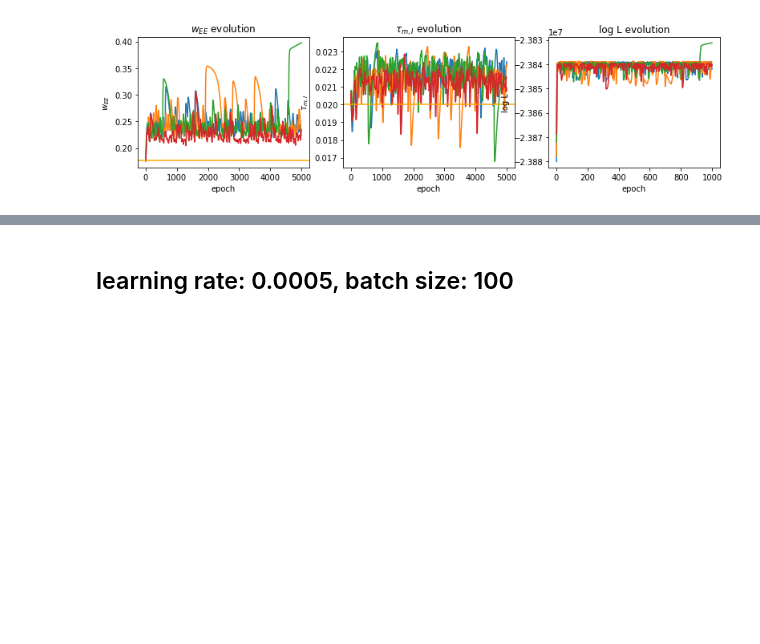
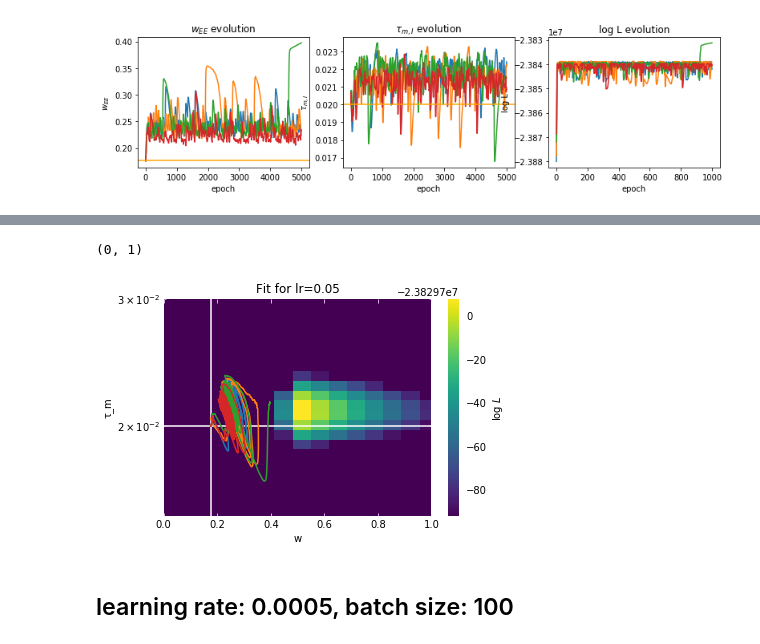
Before and after one commit to mackelab/mesoGIF, a Jupyter notebook: Fits.ipynb, the cells around one changed output, grey strips where cells are left out. Saved outputs shown, nothing was run; the diff lists cells and outputs as text; code cells hidden in the pictures; blank space fills up the shorter version.

```diff
--- a/Fits.ipynb
+++ b/Fits.ipynb
@@ -148,3 +151,7 @@ def plot_evol(lr, batch):
 plot_evol(0.005, 100)
 # %% [output]
 [figure]
+# %%
+for key, sgd in sgds.items():
+    if key.lr == 0.005 and key.batch == 100:
+        sgd.verify_transforms()
@@ -151,3 +171,18 @@ plot_evol(0.005, 100)
+# %%
+plt.title("Fit for lr=0.05")
+
+anlz.plot(logL)
+for key, sgd in sgds.items():
+    if key.lr == 0.005 and key.batch == 100:
+        sgd.plot_param_evol_overlay(logL)
+plt.axvline(sgd.trueparams[mfmodelT.params.w][0,0], color='white', zorder=1)
+plt.axhline(sgd.trueparams[mfmodelT.params.τ_m][1], color='white', zorder=1)
+
+plt.ylim((0.015, 0.03))
+plt.xlim((0, 1))
+# %% [output]
+(0, 1)
+[figure, added]
 # %% [markdown]
 ## learning rate: 0.0005, batch size: 100
 # %%
```
Also changed, not shown: parts of 9 cells of this notebook, 4 other files.
